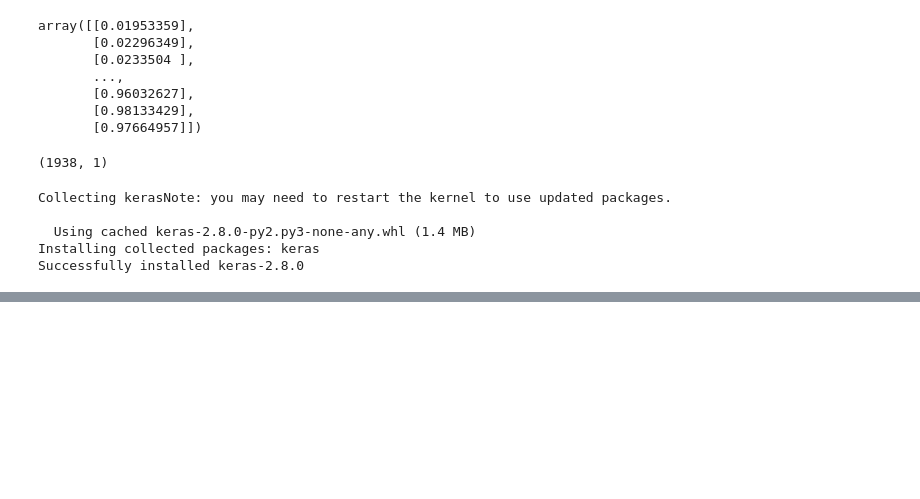
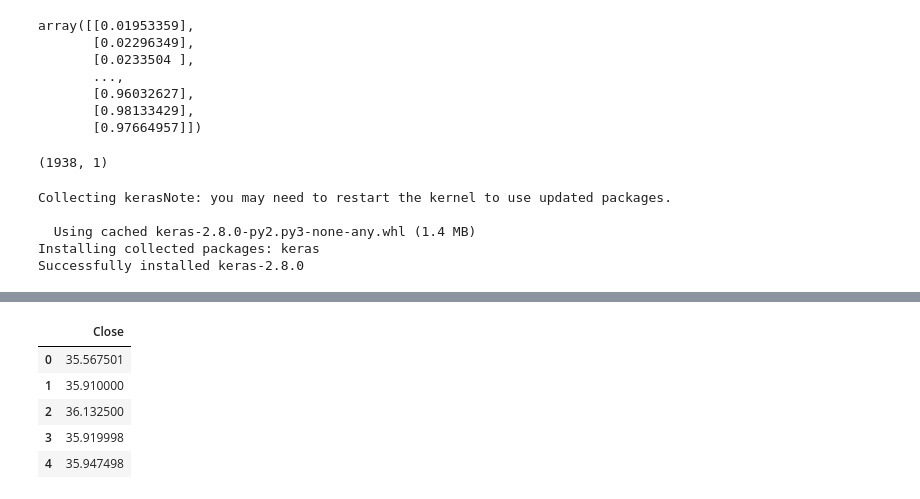
Before and after one commit to abhinav80066/Stock-Price-Predictor, a Jupyter notebook: Notebook1.ipynb, the cells around one changed output, grey strips where cells are left out. Saved outputs shown, nothing was run; the diff lists cells and outputs as text; code cells hidden in the pictures; blank space fills up the shorter version.

```diff
--- a/Notebook1.ipynb
+++ b/Notebook1.ipynb
@@ -268,0 +278,13 @@ model.save('keras_model.h5')
+# %%
+past_100_days = data_training.tail(100)
+# %%
+final_df = past_100_days.append(data_testing, ignore_index = True)
+# %%
+final_df.head()
+# %% [output]
+|  | Close |
+| 0 | 35.567501 |
+| 1 | 35.910000 |
+| 2 | 36.132500 |
+| 3 | 35.919998 |
+| 4 | 35.947498 |
```
Also changed, not shown: parts of 13 cells of this notebook, 1 other file.
